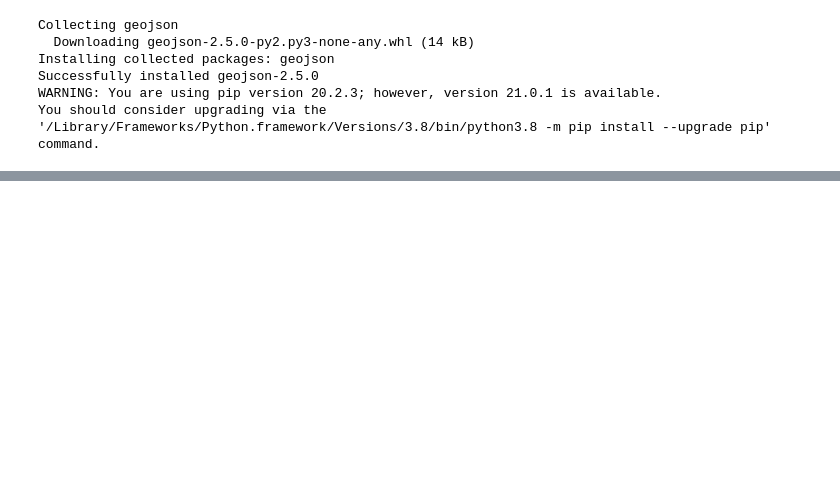
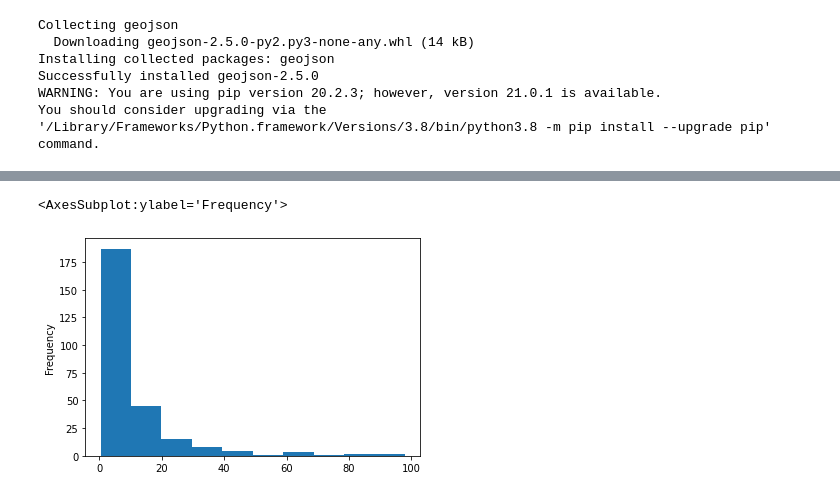
Before and after one commit to eddyholland/Coursera_Capstone, a Jupyter notebook: Untitled.ipynb, the cells around one changed output, grey strips where cells are left out. Saved outputs shown, nothing was run; the diff lists cells and outputs as text; code cells hidden in the pictures; blank space fills up the shorter version.

```diff
--- a/Untitled.ipynb
+++ b/Untitled.ipynb
@@ -46,0 +336,12 @@ ValueError: Expected object or value
+# %%
+pdTFL_Tube_Flows = pd.read_excel('TFL_multi-year-station-entry-and-exit-figures.xls',
+                                 sheet_name = 1, # Latest year only please (it's 2017 Entry & Exit)
+                                 usecols = "A:C,E:K", # columns we care: index, category, years 2021-2030
+                                 skiprows = 6)
+# %%
+#pdTFL_Tube_Flows.head()
+pdTFL_Tube_Flows.rename(columns = {'Weekday.1':'Weekday_ex', 'Saturday.1':'Saturday_ex', 'Sunday.1':'Sunday_ex'}, inplace = True)  # we do need these : y is latitude
+pdTFL_Tube_Flows.dropna(inplace = True)
+
+print(pdTFL_Tube_Flows.shape)
+pdTFL_Tube_Flows.head()
@@ -46,0 +356,2 @@ ValueError: Expected object or value
+# %%
+pdTFL_Tube_Flows['average_flow'] = pdTFL_Tube_Flows['million']*(1000.0/364.0)
@@ -46,0 +367,7 @@ ValueError: Expected object or value
+# %%
+pdTFL_Tube_Flows.dropna(inplace = True)
+# %%
+pdTFL_Tube_Flows['million'].plot.hist()
+# %% [output]
+<AxesSubplot:ylabel='Frequency'>
+[figure, added]
```
Also changed, not shown: parts of 37 cells of this notebook, 3 other files.
